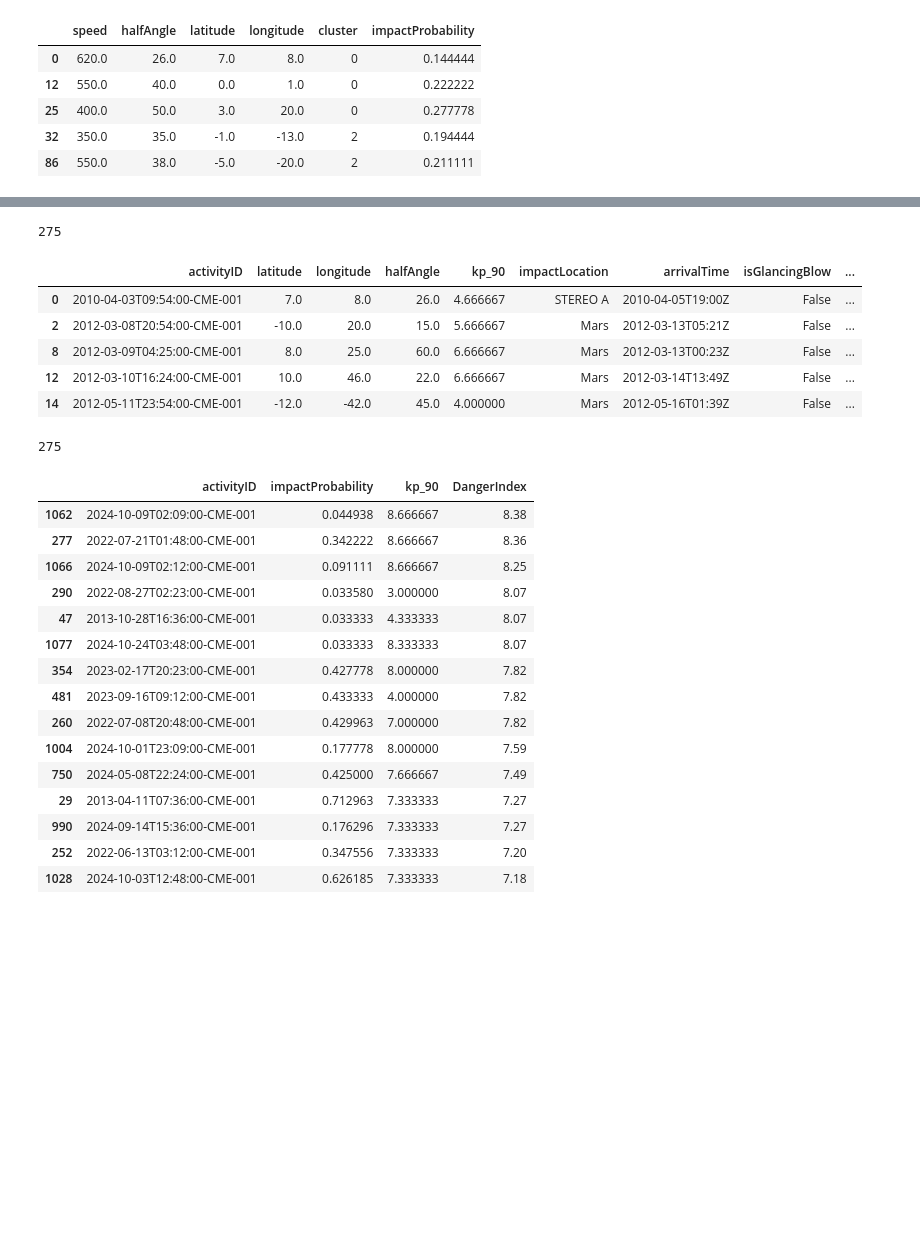
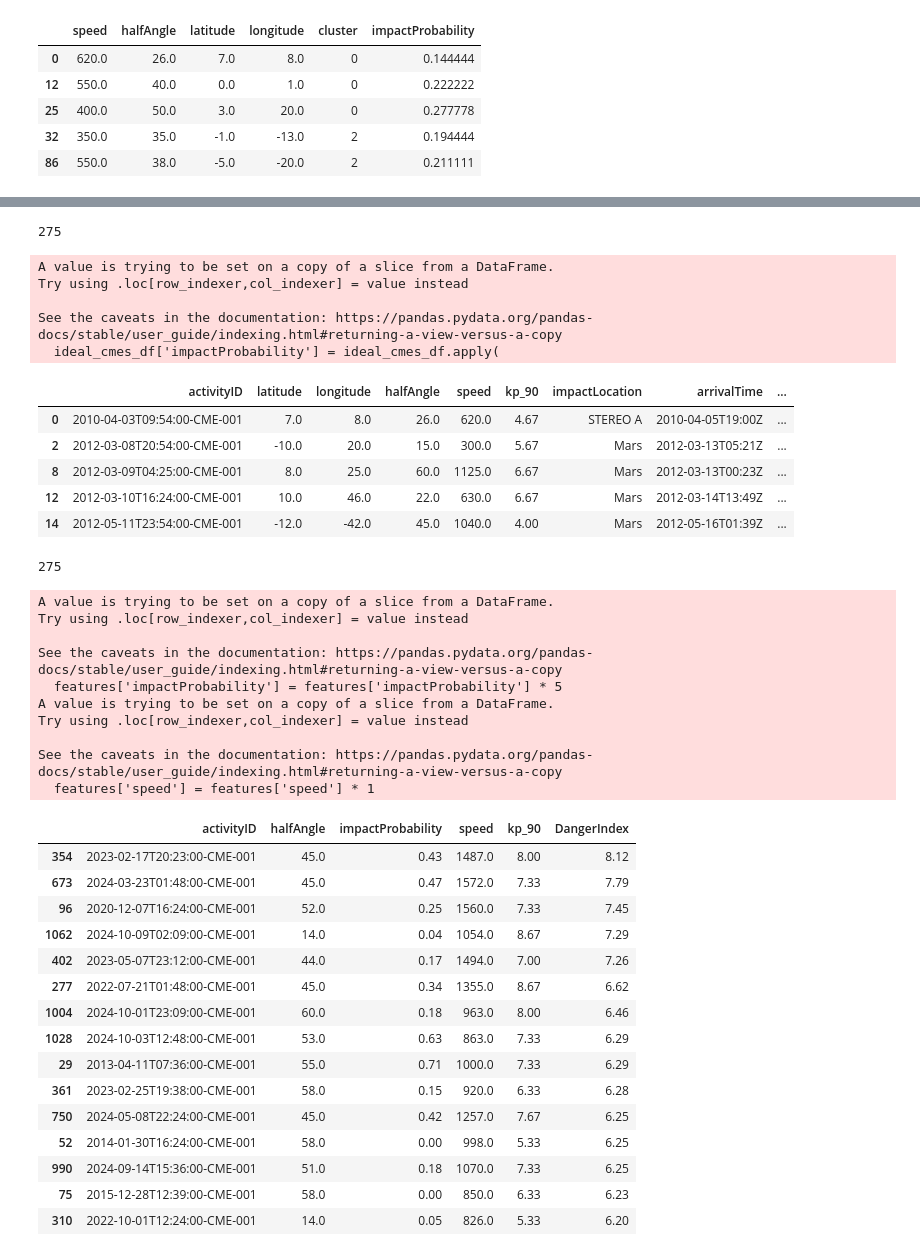
Before and after one commit to ryancmedina/project-four, a Jupyter notebook: Code/cme_earth_impact_model.ipynb, the cells around one changed output, grey strips where cells are left out. Cells and saved outputs as stored; diff of their text form; code cells hidden in the pictures; blank space fills up the shorter version.

```diff
--- a/Code/cme_earth_impact_model.ipynb
+++ b/Code/cme_earth_impact_model.ipynb
@@ -149,6 +147,7 @@ for cme in data:  # Assuming `data` is a list of dictionaries
         latitude = analysis.get('latitude')
         longitude = analysis.get('longitude')
         half_angle = analysis.get('halfAngle')
+        speed = analysis.get('speed')
 
         # Ensure that latitude, longitude, and half_angle are not None before making comparisons
         if latitude is not None and longitude is not None and half_angle is not None:
@@ -167,7 +166,8 @@ for cme in data:  # Assuming `data` is a list of dictionaries
                                 'latitude': latitude,
                                 'longitude': longitude,
                                 'halfAngle': half_angle,
-                                'kp_90': (kp_90 + kp_135 + kp_180) / 3, # Sum of kp values
+                                'speed': speed,
+                                'kp_90': round((kp_90 + kp_135 + kp_180) / 3, 2), # Avg of kp values
                                 'impactLocation': impact.get('location'),
                                 'arrivalTime': impact.get('arrivalTime'),
                                 'isGlancingBlow': impact.get('isGlancingBlow')
@@ -205,7 +205,7 @@ def calculate_impact_probability(latitude, longitude, half_angle):
 # Apply the function to the dataframe to calculate impact probability
 ideal_cmes_df['impactProbability'] = ideal_cmes_df.apply(
     lambda row: calculate_impact_probability(row['latitude'], row['longitude'], row['halfAngle']), axis=1
-)
+).round(2)
 ideal_cmes_df = ideal_cmes_df.drop_duplicates(subset='activityID', keep='first')
 
 # Display the updated dataframe with impact probability
@@ -213,60 +213,78 @@ print(len(ideal_cmes_df))
 ideal_cmes_df.head()
 # %% [output]
 275
+A value is trying to be set on a copy of a slice from a DataFrame.
+Try using .loc[row_indexer,col_indexer] = value instead
+
+See the caveats in the documentation: https://pandas.pydata.org/pandas-docs/stable/user_guide/indexing.html#returning-a-view-versus-a-copy
+  ideal_cmes_df['impactProbability'] = ideal_cmes_df.apply(
-|  | activityID | latitude | longitude | halfAngle | kp_90 | impactLocation | arrivalTime | isGlancingBlow | ... |
-| 0 | 2010-04-03T09:54:00-CME-001 | 7.0 | 8.0 | 26.0 | 4.666667 | STEREO A | 2010-04-05T19:00Z | False | ... |
-| 2 | 2012-03-08T20:54:00-CME-001 | -10.0 | 20.0 | 15.0 | 5.666667 | Mars | 2012-03-13T05:21Z | False | ... |
-| 8 | 2012-03-09T04:25:00-CME-001 | 8.0 | 25.0 | 60.0 | 6.666667 | Mars | 2012-03-13T00:23Z | False | ... |
-| 12 | 2012-03-10T16:24:00-CME-001 | 10.0 | 46.0 | 22.0 | 6.666667 | Mars | 2012-03-14T13:49Z | False | ... |
-| 14 | 2012-05-11T23:54:00-CME-001 | -12.0 | -42.0 | 45.0 | 4.000000 | Mars | 2012-05-16T01:39Z | False | ... |
+|  | activityID | latitude | longitude | halfAngle | speed | kp_90 | impactLocation | arrivalTime | ... |
+| 0 | 2010-04-03T09:54:00-CME-001 | 7.0 | 8.0 | 26.0 | 620.0 | 4.67 | STEREO A | 2010-04-05T19:00Z | ... |
+| 2 | 2012-03-08T20:54:00-CME-001 | -10.0 | 20.0 | 15.0 | 300.0 | 5.67 | Mars | 2012-03-13T05:21Z | ... |
+| 8 | 2012-03-09T04:25:00-CME-001 | 8.0 | 25.0 | 60.0 | 1125.0 | 6.67 | Mars | 2012-03-13T00:23Z | ... |
+| 12 | 2012-03-10T16:24:00-CME-001 | 10.0 | 46.0 | 22.0 | 630.0 | 6.67 | Mars | 2012-03-14T13:49Z | ... |
+| 14 | 2012-05-11T23:54:00-CME-001 | -12.0 | -42.0 | 45.0 | 1040.0 | 4.00 | Mars | 2012-05-16T01:39Z | ... |
 # %%
 from xgboost import XGBRegressor
 from sklearn.model_selection import train_test_split
 from sklearn.preprocessing import MinMaxScaler
 import numpy as np
 
 # Step 1: Prepare the data
-features = ideal_cmes_df[['impactProbability']]
+features = ideal_cmes_df[['impactProbability', 'speed', 'halfAngle']]
+# Apply weight to speed
+features['impactProbability'] = features['impactProbability'] * 1
+features['speed'] = features['speed'] * 1
 labels = ideal_cmes_df['kp_90']
 
 # Scale features (optional but recommended)
-scaler = MinMaxScaler()
+scaler = StandardScaler()
 features_scaled = scaler.fit_transform(features)
 
 # Step 2: Train-test split
 X_train, X_test, y_train, y_test = train_test_split(features_scaled, labels, test_size=0.2, random_state=42)
 
 # Step 3: Train the XGBoost Regressor
-xgb_model = XGBRegressor(objective='reg:squarederror', n_estimators=100, random_state=42)
+xgb_model = XGBRegressor(objective='reg:squarederror', n_estimators=20, random_state=1)
 xgb_model.fit(X_train, y_train)
 
 # Step 4: Predict Danger Index
-ideal_cmes_df['DangerIndex'] = xgb_model.predict(scaler.transform(ideal_cmes_df[['impactProbability']]))
+ideal_cmes_df['DangerIndex'] = xgb_model.predict(scaler.transform(ideal_cmes_df[['impactProbability', 'speed', 'halfAngle']]))
 
 # Optional: Round or scale the Danger Index to a 0–10 range
 ideal_cmes_df['DangerIndex'] = ideal_cmes_df['DangerIndex'].clip(0, 10).round(2)
 ideal_cmes_df.sort_values('DangerIndex', ascending=False, inplace=True)
 # Show the updated DataFrame
 print(len(ideal_cmes_df))
-ideal_cmes_df[['activityID', 'impactProbability', 'kp_90', 'DangerIndex']].head(15)
+ideal_cmes_df[['activityID', 'halfAngle', 'impactProbability', 'speed', 'kp_90', 'DangerIndex']].head(15)
 # %% [output]
 275
+A value is trying to be set on a copy of a slice from a DataFrame.
+Try using .loc[row_indexer,col_indexer] = value instead
+
+See the caveats in the documentation: https://pandas.pydata.org/pandas-docs/stable/user_guide/indexing.html#returning-a-view-versus-a-copy
+  features['impactProbability'] = features['impactProbability'] * 5
+A value is trying to be set on a copy of a slice from a DataFrame.
+Try using .loc[row_indexer,col_indexer] = value instead
+
+See the caveats in the documentation: https://pandas.pydata.org/pandas-docs/stable/user_guide/indexing.html#returning-a-view-versus-a-copy
+  features['speed'] = features['speed'] * 1
-|  | activityID | impactProbability | kp_90 | DangerIndex |
-| 1062 | 2024-10-09T02:09:00-CME-001 | 0.044938 | 8.666667 | 8.38 |
-| 277 | 2022-07-21T01:48:00-CME-001 | 0.342222 | 8.666667 | 8.36 |
-| 1066 | 2024-10-09T02:12:00-CME-001 | 0.091111 | 8.666667 | 8.25 |
-| 290 | 2022-08-27T02:23:00-CME-001 | 0.033580 | 3.000000 | 8.07 |
-| 47 | 2013-10-28T16:36:00-CME-001 | 0.033333 | 4.333333 | 8.07 |
-| 1077 | 2024-10-24T03:48:00-CME-001 | 0.033333 | 8.333333 | 8.07 |
-| 354 | 2023-02-17T20:23:00-CME-001 | 0.427778 | 8.000000 | 7.82 |
-| 481 | 2023-09-16T09:12:00-CME-001 | 0.433333 | 4.000000 | 7.82 |
-| 260 | 2022-07-08T20:48:00-CME-001 | 0.429963 | 7.000000 | 7.82 |
-| 1004 | 2024-10-01T23:09:00-CME-001 | 0.177778 | 8.000000 | 7.59 |
-| 750 | 2024-05-08T22:24:00-CME-001 | 0.425000 | 7.666667 | 7.49 |
-| 29 | 2013-04-11T07:36:00-CME-001 | 0.712963 | 7.333333 | 7.27 |
-| 990 | 2024-09-14T15:36:00-CME-001 | 0.176296 | 7.333333 | 7.27 |
-| 252 | 2022-06-13T03:12:00-CME-001 | 0.347556 | 7.333333 | 7.20 |
-| 1028 | 2024-10-03T12:48:00-CME-001 | 0.626185 | 7.333333 | 7.18 |
+|  | activityID | halfAngle | impactProbability | speed | kp_90 | DangerIndex |
+| 354 | 2023-02-17T20:23:00-CME-001 | 45.0 | 0.43 | 1487.0 | 8.00 | 8.12 |
+| 673 | 2024-03-23T01:48:00-CME-001 | 45.0 | 0.47 | 1572.0 | 7.33 | 7.79 |
+| 96 | 2020-12-07T16:24:00-CME-001 | 52.0 | 0.25 | 1560.0 | 7.33 | 7.45 |
+| 1062 | 2024-10-09T02:09:00-CME-001 | 14.0 | 0.04 | 1054.0 | 8.67 | 7.29 |
+| 402 | 2023-05-07T23:12:00-CME-001 | 44.0 | 0.17 | 1494.0 | 7.00 | 7.26 |
+| 277 | 2022-07-21T01:48:00-CME-001 | 45.0 | 0.34 | 1355.0 | 8.67 | 6.62 |
+| 1004 | 2024-10-01T23:09:00-CME-001 | 60.0 | 0.18 | 963.0 | 8.00 | 6.46 |
+| 1028 | 2024-10-03T12:48:00-CME-001 | 53.0 | 0.63 | 863.0 | 7.33 | 6.29 |
+| 29 | 2013-04-11T07:36:00-CME-001 | 55.0 | 0.71 | 1000.0 | 7.33 | 6.29 |
+| 361 | 2023-02-25T19:38:00-CME-001 | 58.0 | 0.15 | 920.0 | 6.33 | 6.28 |
+| 750 | 2024-05-08T22:24:00-CME-001 | 45.0 | 0.42 | 1257.0 | 7.67 | 6.25 |
+| 52 | 2014-01-30T16:24:00-CME-001 | 58.0 | 0.00 | 998.0 | 5.33 | 6.25 |
+| 990 | 2024-09-14T15:36:00-CME-001 | 51.0 | 0.18 | 1070.0 | 7.33 | 6.25 |
+| 75 | 2015-12-28T12:39:00-CME-001 | 58.0 | 0.00 | 850.0 | 6.33 | 6.23 |
+| 310 | 2022-10-01T12:24:00-CME-001 | 14.0 | 0.05 | 826.0 | 5.33 | 6.20 |
 # %%
 # Define bins and labels
 bins = [0, 3.33, 6.66, 10]
```
Also changed, not shown: parts of 4 cells of this notebook, 6 other files.
